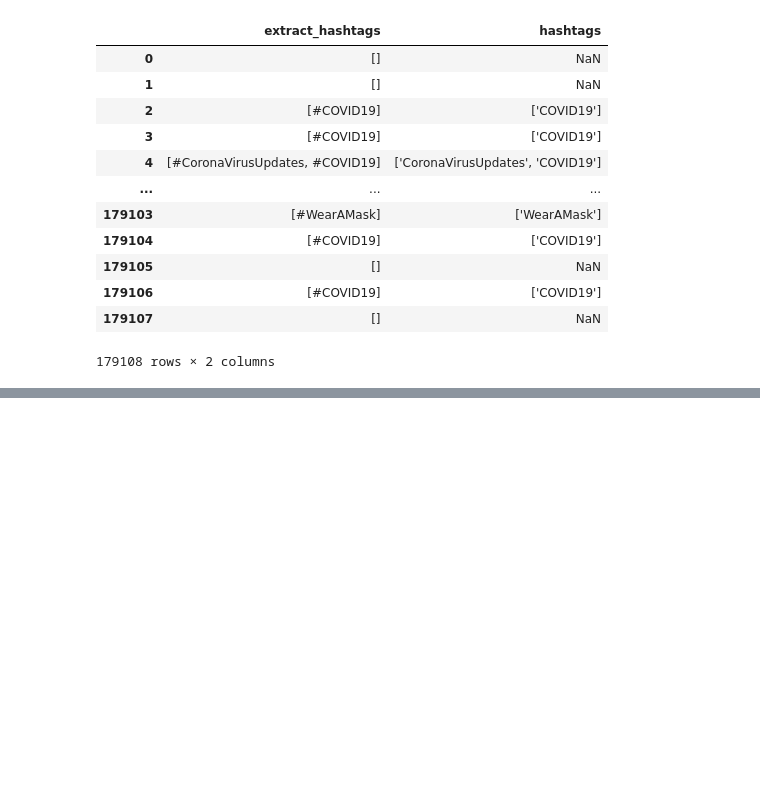
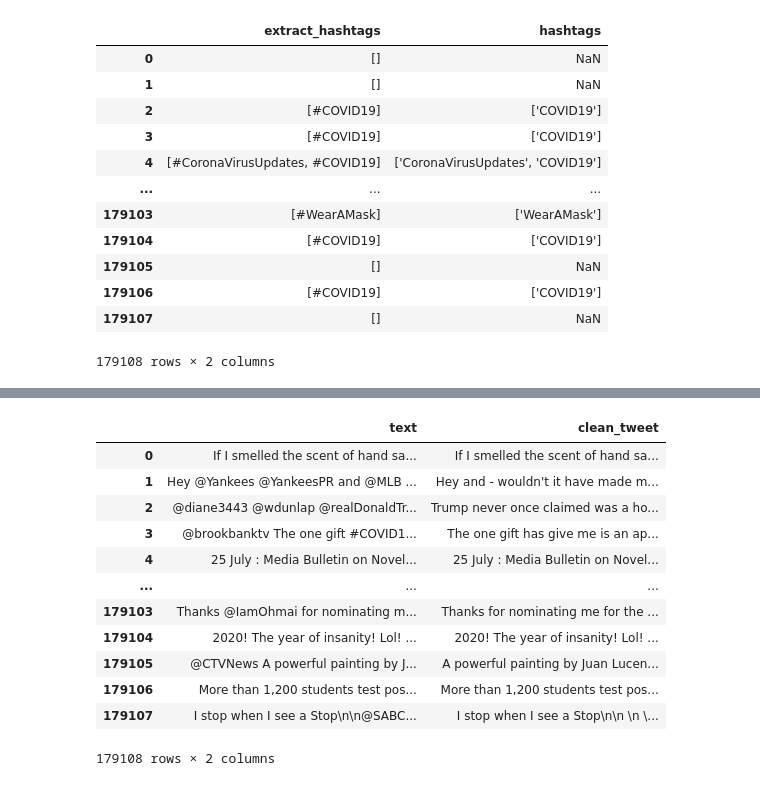
Before and after one commit to Anakha-s/Project-1, a Jupyter notebook: Untitled9.ipynb, the cells around one changed output, grey strips where cells are left out. Saved outputs shown, nothing was run; the diff lists cells and outputs as text; code cells hidden in the pictures; blank space fills up the shorter version.

```diff
--- a/Untitled9.ipynb
+++ b/Untitled9.ipynb
@@ -217,0 +177,3 @@ df['clean_tweet']=df['text'].apply(nfx.remove_hashtags)
+# %%
+##cleaning text
+df['clean_tweet']=df['text'].apply(nfx.remove_multiple_spaces)
@@ -217,0 +184,27 @@ df['clean_tweet']=df['text'].apply(nfx.remove_hashtags)
+# %%
+df['clean_tweet']=df['clean_tweet'].apply(nfx.remove_urls)
+# %%
+df['clean_tweet']=df['clean_tweet'].apply(nfx.remove_puncts)
+# %%
+
+df['clean_tweet']=df['text'].apply(nfx.remove_multiple_spaces)
+df['clean_tweet']=df['clean_tweet'].apply(nfx.remove_urls)
+df['clean_tweet']=df['clean_tweet'].apply(nfx.remove_puncts)
+df['clean_tweet']=df['text'].apply(nfx.remove_hashtags)
+df['clean_tweet']=df['clean_tweet'].apply(lambda x: nfx.remove_userhandles(x))
+# %%
+df[['text','clean_tweet']]
+# %% [output]
+|  | text | clean_tweet |
+| 0 | If I smelled the scent of hand sa... | If I smelled the scent of hand sa... |
+| 1 | Hey @Yankees @YankeesPR and @MLB ... | Hey and - wouldn't it have made m... |
+| 2 | @diane3443 @wdunlap @realDonaldTr... | Trump never once claimed was a ho... |
+| 3 | @brookbanktv The one gift #COVID1... | The one gift has give me is an ap... |
+| 4 | 25 July : Media Bulletin on Novel... | 25 July : Media Bulletin on Novel... |
+| ... | ... | ... |
+| 179103 | Thanks @IamOhmai for nominating m... | Thanks for nominating me for the ... |
+| 179104 | 2020! The year of insanity! Lol! ... | 2020! The year of insanity! Lol! ... |
+| 179105 | @CTVNews A powerful painting by J... | A powerful painting by Juan Lucen... |
+| 179106 | More than 1,200 students test pos... | More than 1,200 students test pos... |
+| 179107 | I stop when I see a Stop\n\n@SABC... | I stop when I see a Stop\n\n \n \... |
+179108 rows × 2 columns
```
Also changed, not shown: parts of 13 cells of this notebook.
